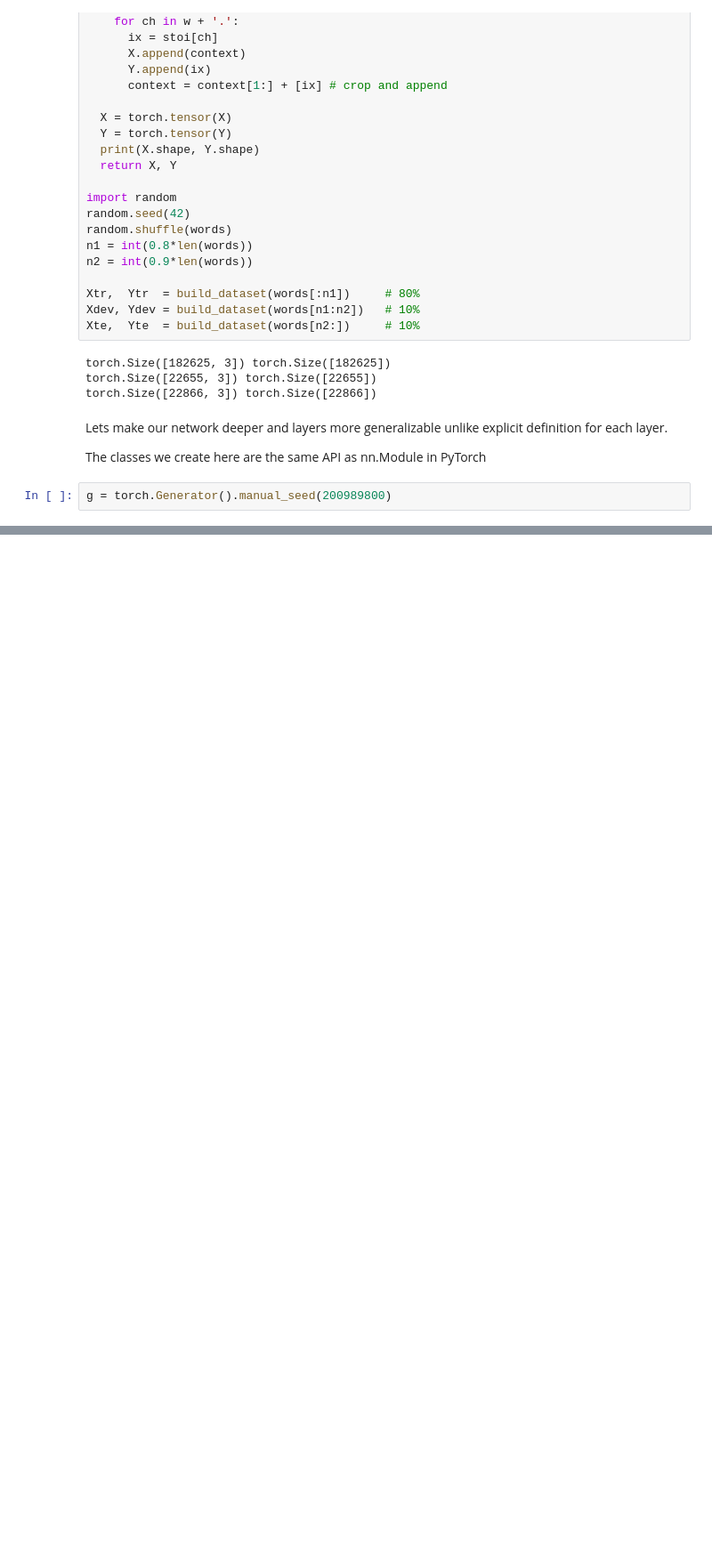
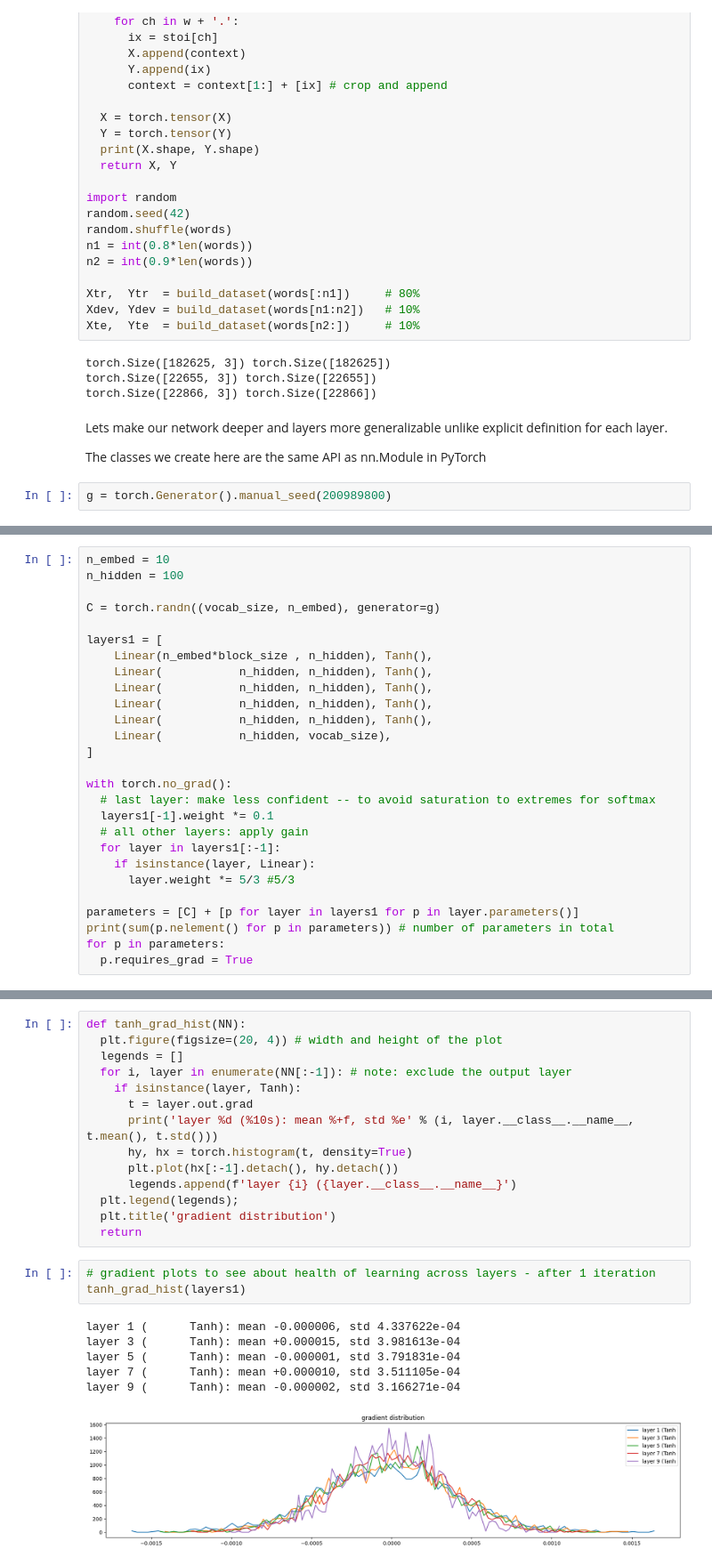
Before and after one commit to Anup710/calm-notebooks, a Jupyter notebook: Karpathy/Makemore/MLP2/nb3_pytorchifying.ipynb, the cells around one changed output, grey strips where cells are left out. Shown at 89% size. Cells and saved outputs as stored; diff of their text form; blank space fills up the shorter version.

```diff
--- a/Karpathy/Makemore/MLP2/nb3_pytorchifying.ipynb
+++ b/Karpathy/Makemore/MLP2/nb3_pytorchifying.ipynb
@@ -130,3 +133,30 @@ class Tanh:
         return self.out
     def parameters(self):
         return []
+# %%
+n_embed = 10
+n_hidden = 100
+
+C = torch.randn((vocab_size, n_embed), generator=g)
+
+layers1 = [
+    Linear(n_embed*block_size , n_hidden), Tanh(),
+    Linear(           n_hidden, n_hidden), Tanh(),
+    Linear(           n_hidden, n_hidden), Tanh(),
+    Linear(           n_hidden, n_hidden), Tanh(),
+    Linear(           n_hidden, n_hidden), Tanh(),
+    Linear(           n_hidden, vocab_size),
+]
+
+with torch.no_grad():
+  # last layer: make less confident -- to avoid saturation to extremes for softmax
+  layers1[-1].weight *= 0.1
+  # all other layers: apply gain
+  for layer in layers1[:-1]:
+    if isinstance(layer, Linear):
+      layer.weight *= 5/3 #5/3
+
+parameters = [C] + [p for layer in layers1 for p in layer.parameters()]
+print(sum(p.nelement() for p in parameters)) # number of parameters in total
+for p in parameters:
+  p.requires_grad = True
@@ -132,0 +296,24 @@ class Tanh:
+# %%
+def tanh_grad_hist(NN):
+  plt.figure(figsize=(20, 4)) # width and height of the plot
+  legends = []
+  for i, layer in enumerate(NN[:-1]): # note: exclude the output layer
+    if isinstance(layer, Tanh):
+      t = layer.out.grad
+      print('layer %d (%10s): mean %+f, std %e' % (i, layer.__class__.__name__, t.mean(), t.std()))
+      hy, hx = torch.histogram(t, density=True)
+      plt.plot(hx[:-1].detach(), hy.detach())
+      legends.append(f'layer {i} ({layer.__class__.__name__}')
+  plt.legend(legends);
+  plt.title('gradient distribution')
+  return
+# %%
+# gradient plots to see about health of learning across layers - after 1 iteration
+tanh_grad_hist(layers1)
+# %% [output]
+layer 1 (      Tanh): mean -0.000006, std 4.337622e-04
+layer 3 (      Tanh): mean +0.000015, std 3.981613e-04
+layer 5 (      Tanh): mean -0.000001, std 3.791831e-04
+layer 7 (      Tanh): mean +0.000010, std 3.511105e-04
+layer 9 (      Tanh): mean -0.000002, std 3.166271e-04
+[figure, added]
```
Also changed, not shown: parts of 27 cells of this notebook.
